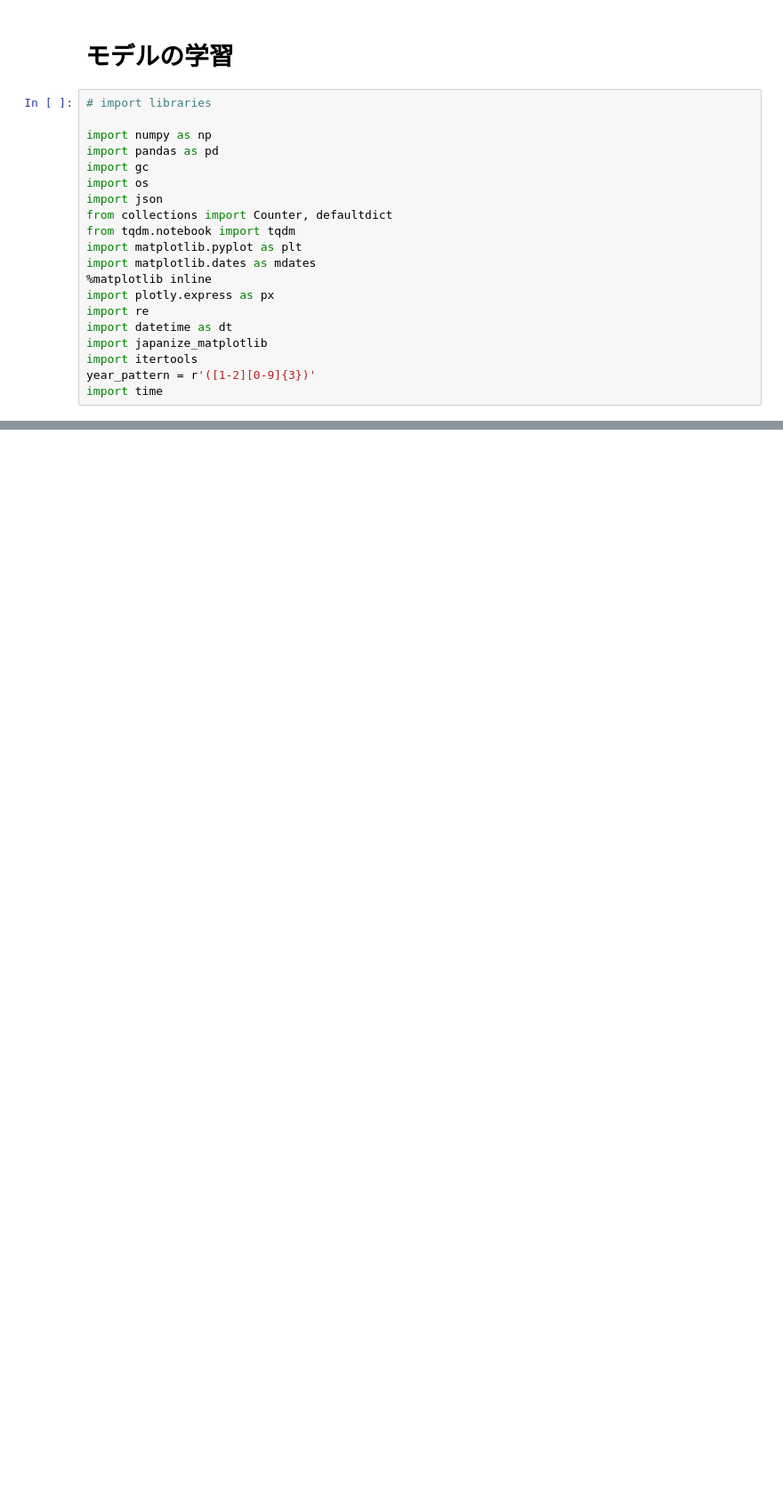
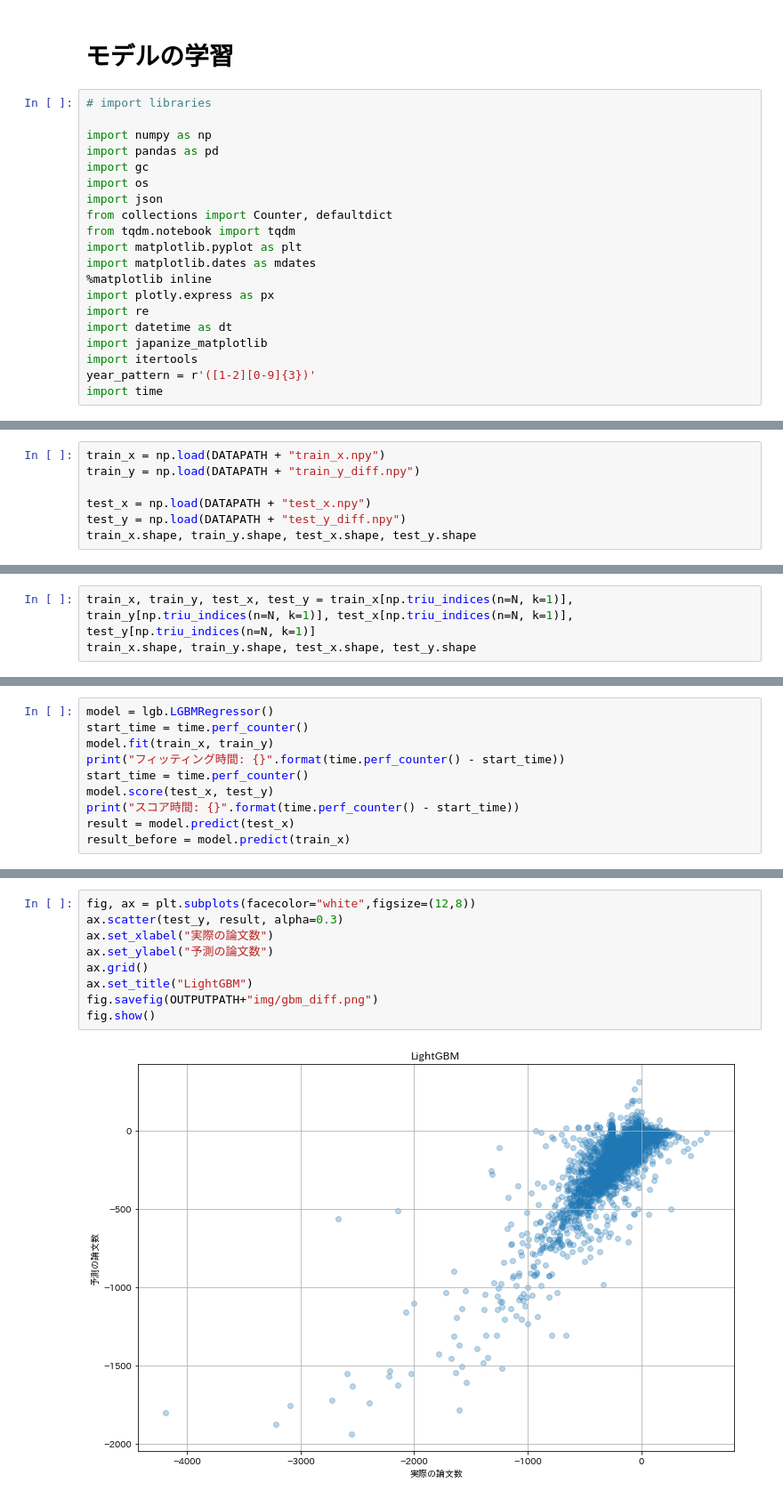
Before and after one commit to Babmuclr/trend_predict, a Jupyter notebook: src/notebooks/aminer/lightgbm.ipynb, the cells around one changed output, grey strips where cells are left out. Shown: that part at 89% size. Saved outputs shown, nothing was run; the diff lists cells and outputs as text; blank space fills up the shorter version.

```diff
--- a/src/notebooks/aminer/lightgbm.ipynb
+++ b/src/notebooks/aminer/lightgbm.ipynb
@@ -82,0 +197,7 @@ plt.scatter(test_y, result, alpha=0.3)
+# %%
+train_x = np.load(DATAPATH + "train_x.npy")
+train_y = np.load(DATAPATH + "train_y_diff.npy")
+
+test_x = np.load(DATAPATH + "test_x.npy")
+test_y = np.load(DATAPATH + "test_y_diff.npy")
+train_x.shape, train_y.shape, test_x.shape, test_y.shape
@@ -82,0 +206,3 @@ plt.scatter(test_y, result, alpha=0.3)
+# %%
+train_x, train_y, test_x, test_y = train_x[np.triu_indices(n=N, k=1)], train_y[np.triu_indices(n=N, k=1)], test_x[np.triu_indices(n=N, k=1)], test_y[np.triu_indices(n=N, k=1)]
+train_x.shape, train_y.shape, test_x.shape, test_y.shape
@@ -82,0 +211,10 @@ plt.scatter(test_y, result, alpha=0.3)
+# %%
+model = lgb.LGBMRegressor()
+start_time = time.perf_counter()
+model.fit(train_x, train_y)
+print("フィッティング時間: {}".format(time.perf_counter() - start_time))
+start_time = time.perf_counter()
+model.score(test_x, test_y)
+print("スコア時間: {}".format(time.perf_counter() - start_time))
+result = model.predict(test_x)
+result_before = model.predict(train_x)
@@ -82,0 +248,11 @@ plt.scatter(test_y, result, alpha=0.3)
+# %%
+fig, ax = plt.subplots(facecolor="white",figsize=(12,8))
+ax.scatter(test_y, result, alpha=0.3)
+ax.set_xlabel("実際の論文数")
+ax.set_ylabel("予測の論文数")
+ax.grid()
+ax.set_title("LightGBM")
+fig.savefig(OUTPUTPATH+"img/gbm_diff.png")
+fig.show()
+# %% [output]
+[figure, added]
```
Also changed, not shown: parts of 32 cells of this notebook, 23 other files.
